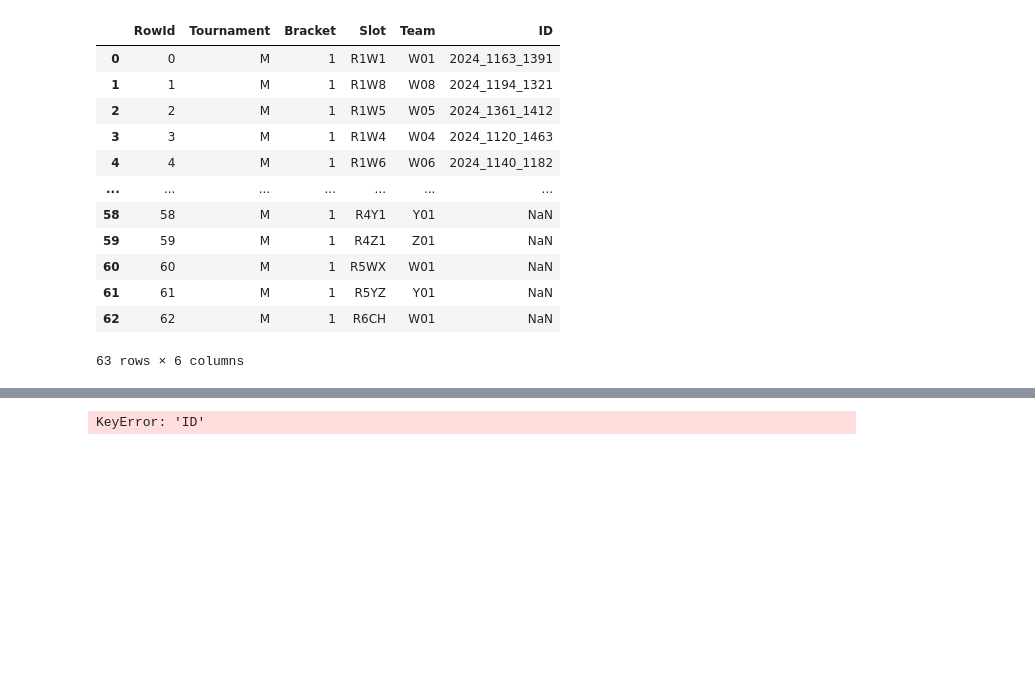
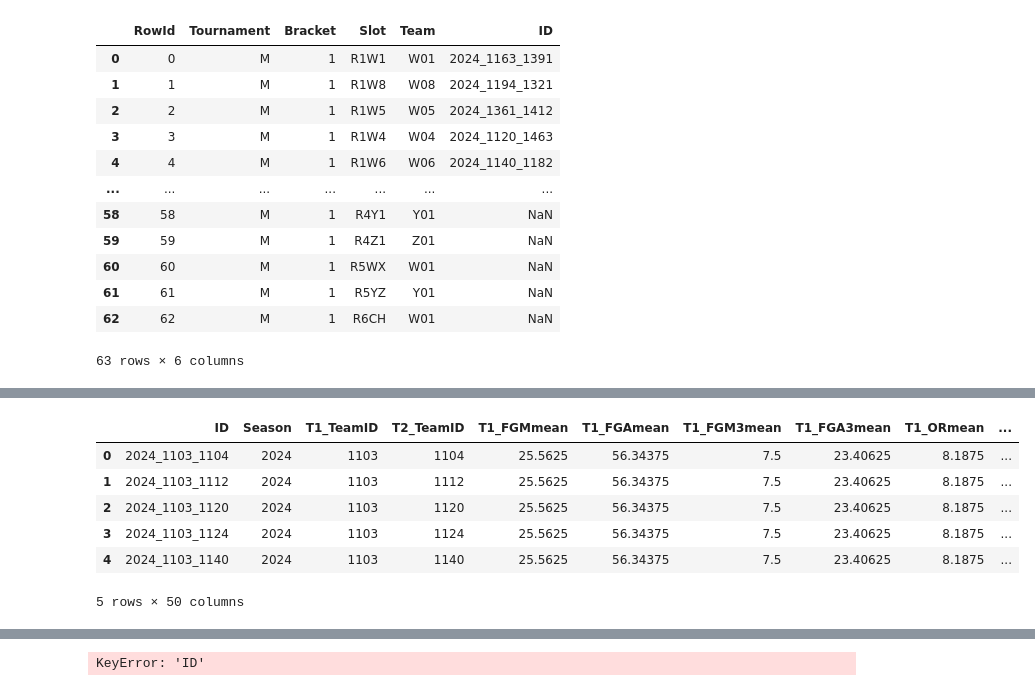
Before and after one commit to shailajgg/IDS705_MachineLearning_FinalProject, a Jupyter notebook: 10_Code/Kaggle March Madness Challenge 2018.ipynb, the cells around one changed output, grey strips where cells are left out. Saved outputs shown, nothing was run; the diff lists cells and outputs as text; code cells hidden in the pictures; blank space fills up the shorter version.

```diff
--- a/10_Code/Kaggle March Madness Challenge 2018.ipynb
+++ b/10_Code/Kaggle March Madness Challenge 2018.ipynb
@@ -1877,0 +2501,31 @@ sample.merge(teams_2024[["Slot", "ID"]], on="Slot", how="left")
+# %%
+from scipy.interpolate import UnivariateSpline
+
+
+val_cv = []
+spline_model = []
+
+for i in range(repeat_cv):
+    dat = list(zip(oof_preds[i], np.where(y > 0, 1, 0)))
+    dat = sorted(dat, key=lambda x: x[0])
+    datdict = {}
+    for k in range(len(dat)):
+        datdict[dat[k][0]] = dat[k][1]
+    spline_model.append(UnivariateSpline(list(datdict.keys()), list(datdict.values())))
+    spline_fit = spline_model[i](oof_preds[i])
+    spline_fit = np.clip(spline_fit, 0.025, 0.975)
+# %%
+Xsub = pred_xgb[features].values
+dtest = xgb.DMatrix(Xsub)
+# %%
+sub_models = []
+for i in range(repeat_cv):
+    print(f"Fold repeater {i}")
+    sub_models.append(
+        xgb.train(
+            params=param,
+            dtrain=dtrain,
+            num_boost_round=int(iteration_counts[i] * 1.05),
+            verbose_eval=50,
+        )
+    )
@@ -1877,0 +2558,12 @@ sample.merge(teams_2024[["Slot", "ID"]], on="Slot", how="left")
+# %%
+sub_preds = []
+for i in range(repeat_cv):
+    sub_preds.append(
+        np.clip(
+            spline_model[i](np.clip(sub_models[i].predict(dtest), -30, 30)),
+            0.025,
+            0.975,
+        )
+    )
+
+pred_xgb["Pred_xgb"] = pd.DataFrame(sub_preds).mean(axis=0)
@@ -1877,0 +2572,10 @@ sample.merge(teams_2024[["Slot", "ID"]], on="Slot", how="left")
+# %%
+pred_xgb.head()
+# %% [output]
+|  | ID | Season | T1_TeamID | T2_TeamID | T1_FGMmean | T1_FGAmean | T1_FGM3mean | T1_FGA3mean | T1_ORmean | ... |
+| 0 | 2024_1103_1104 | 2024 | 1103 | 1104 | 25.5625 | 56.34375 | 7.5 | 23.40625 | 8.1875 | ... |
+| 1 | 2024_1103_1112 | 2024 | 1103 | 1112 | 25.5625 | 56.34375 | 7.5 | 23.40625 | 8.1875 | ... |
+| 2 | 2024_1103_1120 | 2024 | 1103 | 1120 | 25.5625 | 56.34375 | 7.5 | 23.40625 | 8.1875 | ... |
+| 3 | 2024_1103_1124 | 2024 | 1103 | 1124 | 25.5625 | 56.34375 | 7.5 | 23.40625 | 8.1875 | ... |
+| 4 | 2024_1103_1140 | 2024 | 1103 | 1140 | 25.5625 | 56.34375 | 7.5 | 23.40625 | 8.1875 | ... |
+5 rows × 50 columns
```
Also changed, not shown: parts of 34 cells of this notebook.
